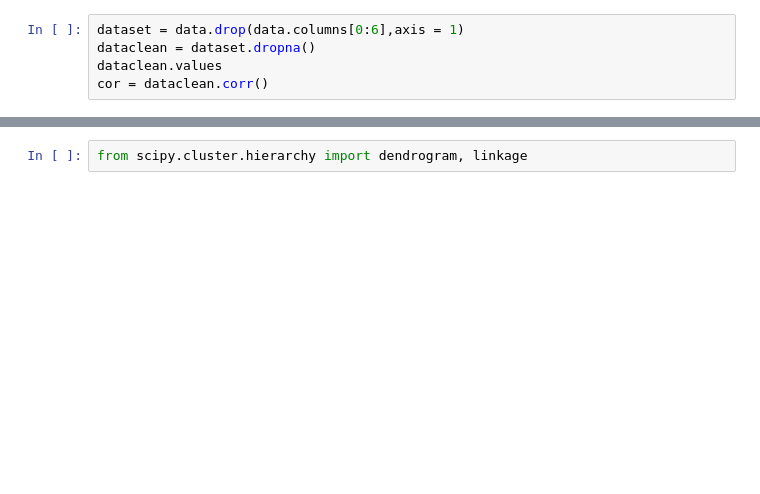
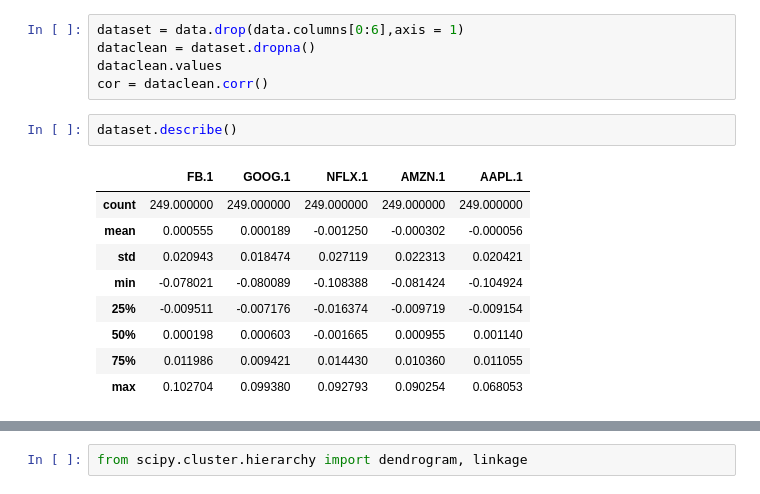
Before and after one commit to yanchen0615/machine-learning, a Jupyter notebook: classification/portfolio_management.ipynb, the cells around one changed output, grey strips where cells are left out. Saved outputs shown, nothing was run; the diff lists cells and outputs as text; blank space fills up the shorter version.

```diff
--- a/classification/portfolio_management.ipynb
+++ b/classification/portfolio_management.ipynb
@@ -43,3 +70,15 @@ dataset = data.drop(data.columns[0:6],axis = 1)
 dataclean = dataset.dropna()
 dataclean.values
 cor = dataclean.corr()
+# %%
+dataset.describe()
+# %% [output]
+|  | FB.1 | GOOG.1 | NFLX.1 | AMZN.1 | AAPL.1 |
+| count | 249.000000 | 249.000000 | 249.000000 | 249.000000 | 249.000000 |
+| mean | 0.000555 | 0.000189 | -0.001250 | -0.000302 | -0.000056 |
+| std | 0.020943 | 0.018474 | 0.027119 | 0.022313 | 0.020421 |
+| min | -0.078021 | -0.080089 | -0.108388 | -0.081424 | -0.104924 |
+| 25% | -0.009511 | -0.007176 | -0.016374 | -0.009719 | -0.009154 |
+| 50% | 0.000198 | 0.000603 | -0.001665 | 0.000955 | 0.001140 |
+| 75% | 0.011986 | 0.009421 | 0.014430 | 0.010360 | 0.011055 |
+| max | 0.102704 | 0.099380 | 0.092793 | 0.090254 | 0.068053 |
```
Also changed, not shown: parts of 50 cells of this notebook.
